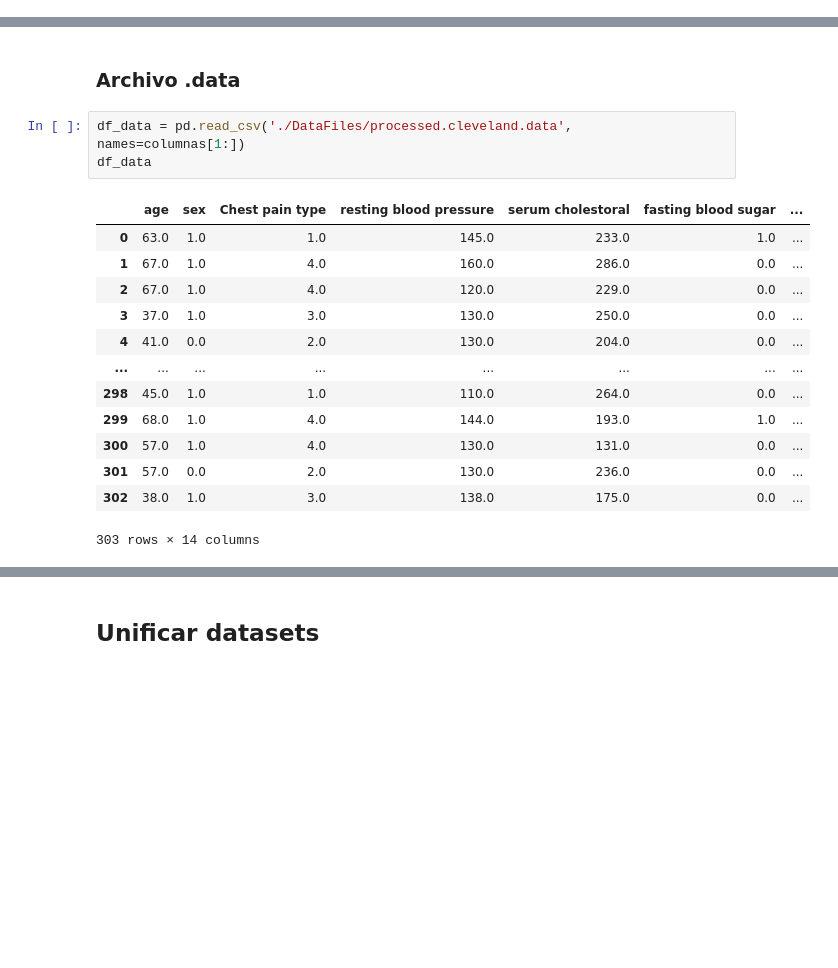
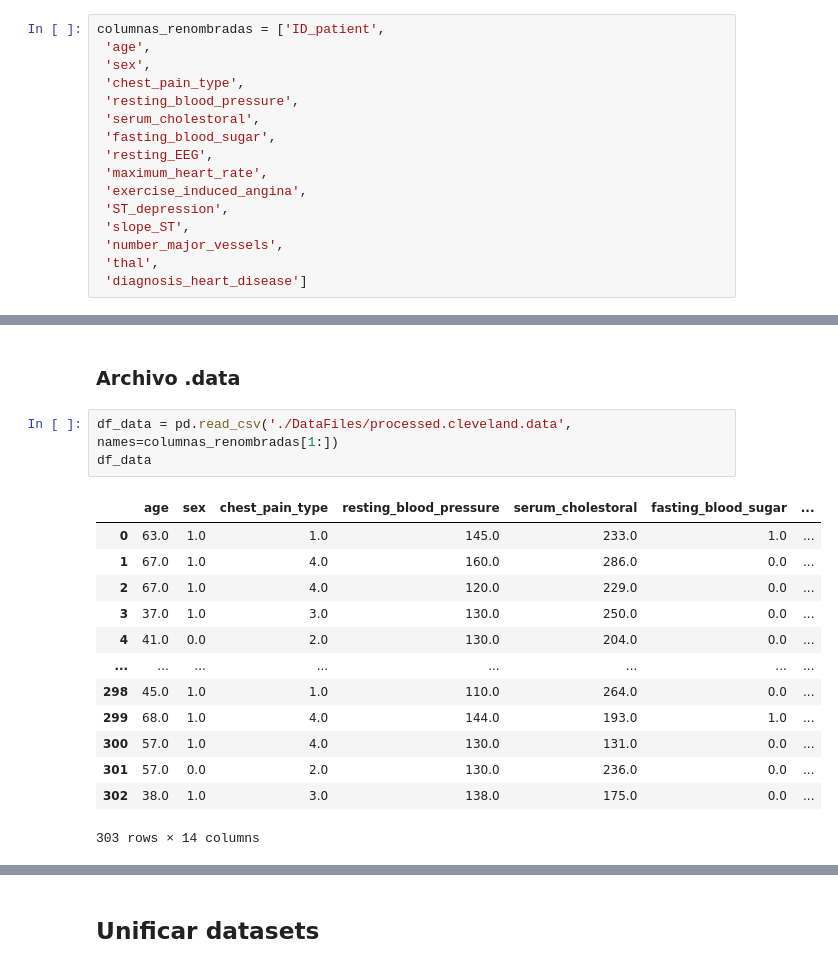
Before and after one commit to LandoDua/analisis-enfermedad-cardiaca, a Jupyter notebook: importar_datos2.ipynb, the cells around one changed output, grey strips where cells are left out. Drawn from its saved outputs; the diff is of its cells as text; blank space fills up the shorter version.

```diff
--- a/importar_datos2.ipynb
+++ b/importar_datos2.ipynb
@@ -62,2 +75,18 @@ df_xlsx.head(3)
+# %%
+columnas_renombradas = ['ID_patient',
+ 'age',
+ 'sex',
+ 'chest_pain_type',
+ 'resting_blood_pressure',
+ 'serum_cholestoral',
+ 'fasting_blood_sugar',
+ 'resting_EEG',
+ 'maximum_heart_rate',
+ 'exercise_induced_angina',
+ 'ST_depression',
+ 'slope_ST',
+ 'number_major_vessels',
+ 'thal',
+ 'diagnosis_heart_disease']
 # %%
 print('Nombres de columna: ')
@@ -154,10 +205,10 @@ df_pdf
 # %% [markdown]
 ### Archivo .data
 # %%
-df_data = pd.read_csv('./DataFiles/processed.cleveland.data', names=columnas[1:])
+df_data = pd.read_csv('./DataFiles/processed.cleveland.data', names=columnas_renombradas[1:])
 df_data
 # %% [output]
-|  | age | sex | Chest pain type | resting blood pressure | serum cholestoral | fasting blood sugar | ... |
+|  | age | sex | chest_pain_type | resting_blood_pressure | serum_cholestoral | fasting_blood_sugar | ... |
 | 0 | 63.0 | 1.0 | 1.0 | 145.0 | 233.0 | 1.0 | ... |
 | 1 | 67.0 | 1.0 | 4.0 | 160.0 | 286.0 | 0.0 | ... |
 | 2 | 67.0 | 1.0 | 4.0 | 120.0 | 229.0 | 0.0 | ... |
```
Also changed, not shown: parts of 49 cells of this notebook, 7 other files.
